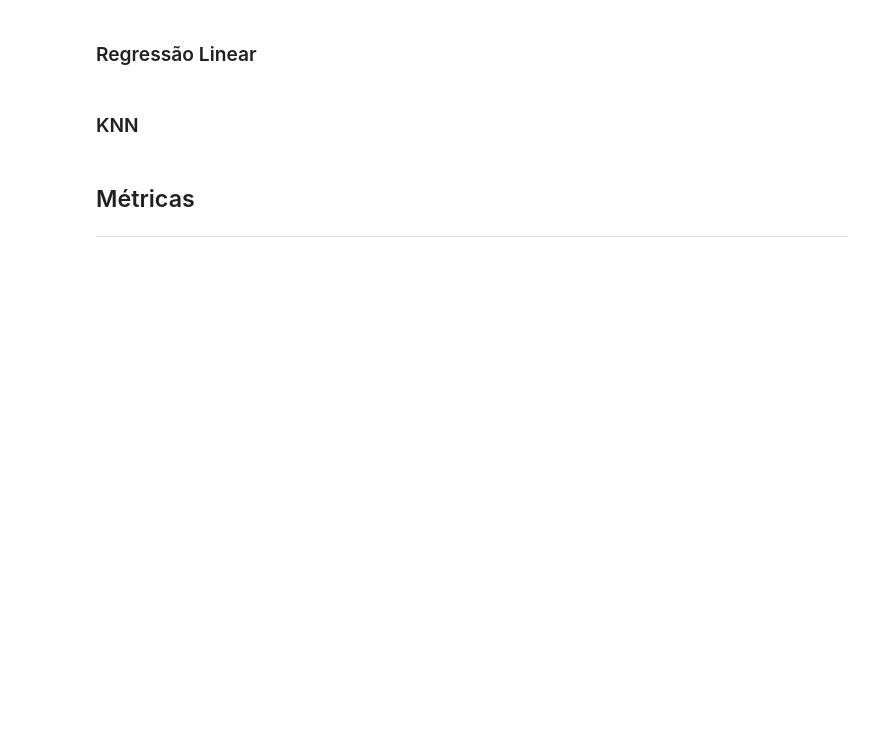
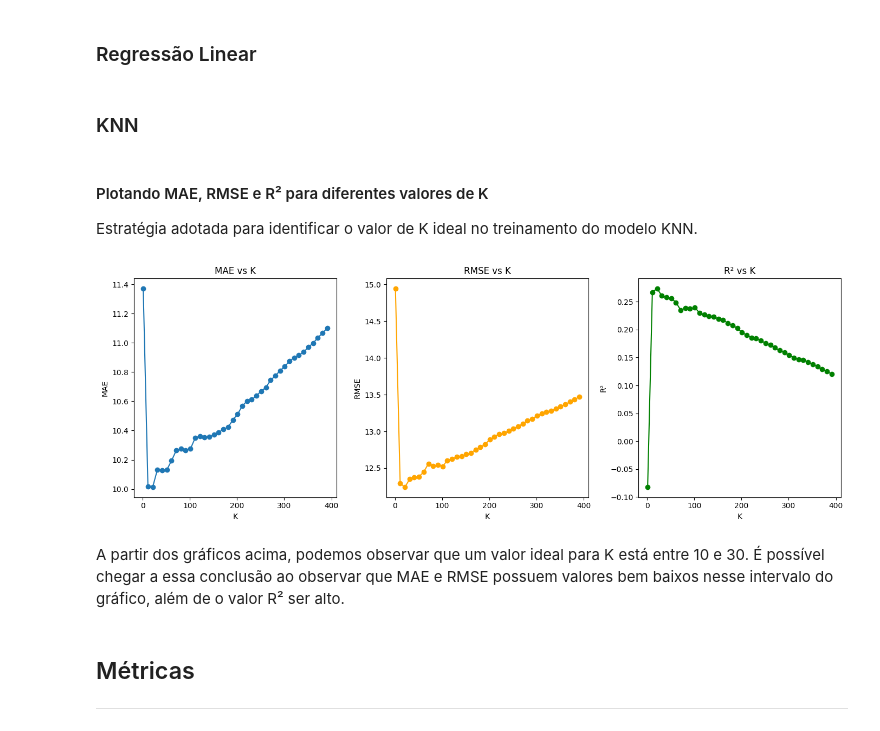
Before and after one commit to omgitsgm/projeto-ciencia-dados, a Jupyter notebook: notebook.ipynb, the cells around one changed output. Cells and saved outputs as stored; diff of their text form; code cells hidden in the pictures; blank space fills up the shorter version.

```diff
--- a/notebook.ipynb
+++ b/notebook.ipynb
@@ -196,4 +204,53 @@ reg.fit(X_train, y_train)
 y_pred_lr = reg.predict(X_test)
 # %% [markdown]
 ### KNN
+# %% [markdown]
+#### Plotando MAE, RMSE e R² para diferentes valores de K
+
+Estratégia adotada para identificar o valor de K ideal no treinamento do modelo KNN.
+# %%
+# Faixa de valores de K
+k_values = range(1, 401, 10)  # Testa de 1 até 400 pulando de 10 em 10
+
+# Armazena as métricas
+mae_scores = []
+rmse_scores = []
+r2_scores = []
+
+for k in k_values:
+    model = KNeighborsRegressor(n_neighbors=k)
+    model.fit(X_train, y_train)
+    y_pred = model.predict(X_test)
+
+    mae_scores.append(mean_absolute_error(y_test, y_pred))
+    rmse_scores.append(np.sqrt(mean_squared_error(y_test, y_pred)))
+    r2_scores.append(r2_score(y_test, y_pred))
+
+# Gráfico
+plt.figure(figsize=(14, 5))
+
+plt.subplot(1, 3, 1)
+plt.plot(k_values, mae_scores, marker='o')
+plt.title('MAE vs K')
+plt.xlabel('K')
+plt.ylabel('MAE')
+
+plt.subplot(1, 3, 2)
+plt.plot(k_values, rmse_scores, marker='o', color='orange')
+plt.title('RMSE vs K')
+plt.xlabel('K')
+plt.ylabel('RMSE')
+
+plt.subplot(1, 3, 3)
+plt.plot(k_values, r2_scores, marker='o', color='green')
+plt.title('R² vs K')
+plt.xlabel('K')
+plt.ylabel('R²')
+
+plt.tight_layout()
+plt.show()
+# %% [output]
+[figure, added]
+# %% [markdown]
+A partir dos gráficos acima, podemos observar que um valor ideal para K está entre 10 e 30. É possível chegar a essa conclusão ao observar que MAE e RMSE possuem valores bem baixos nesse intervalo do gráfico, além de o valor R² ser alto.
 # %%
```
Also changed, not shown: parts of 19 cells of this notebook.
